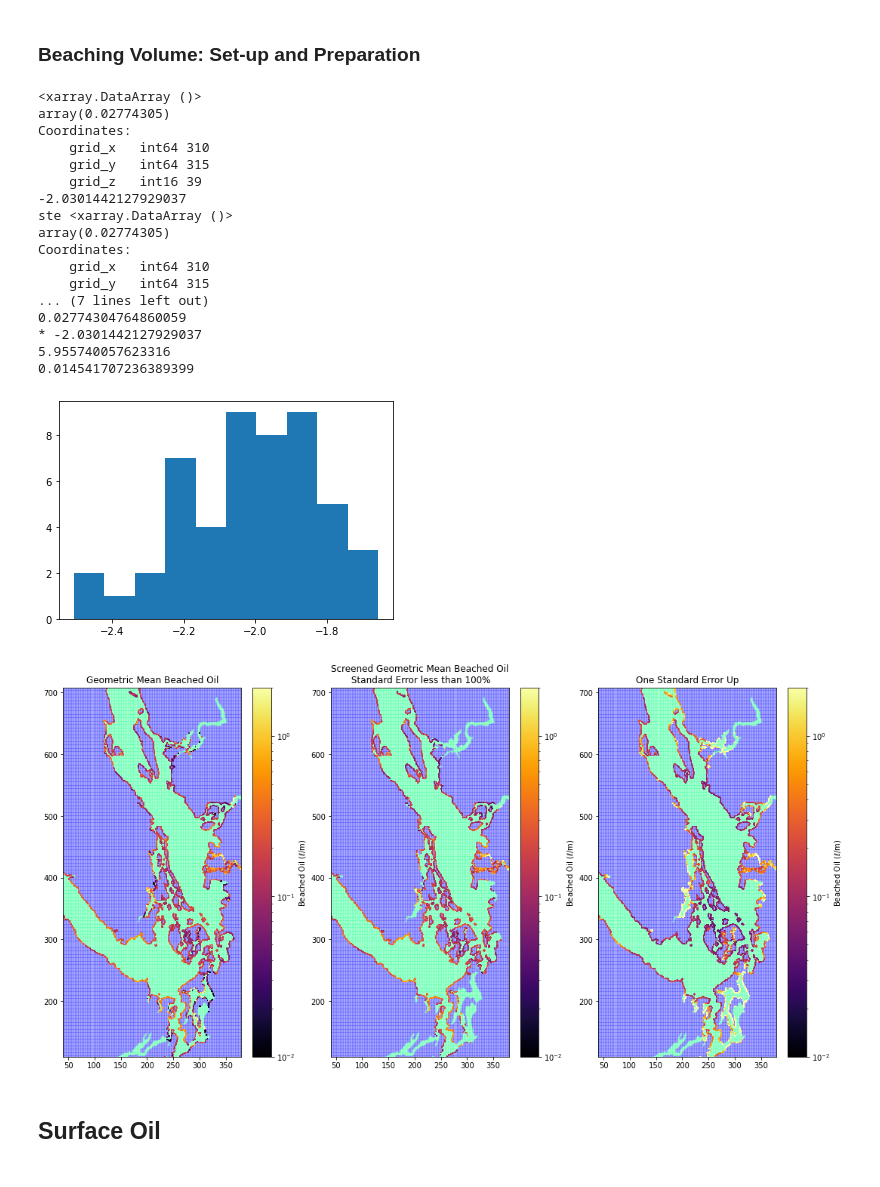
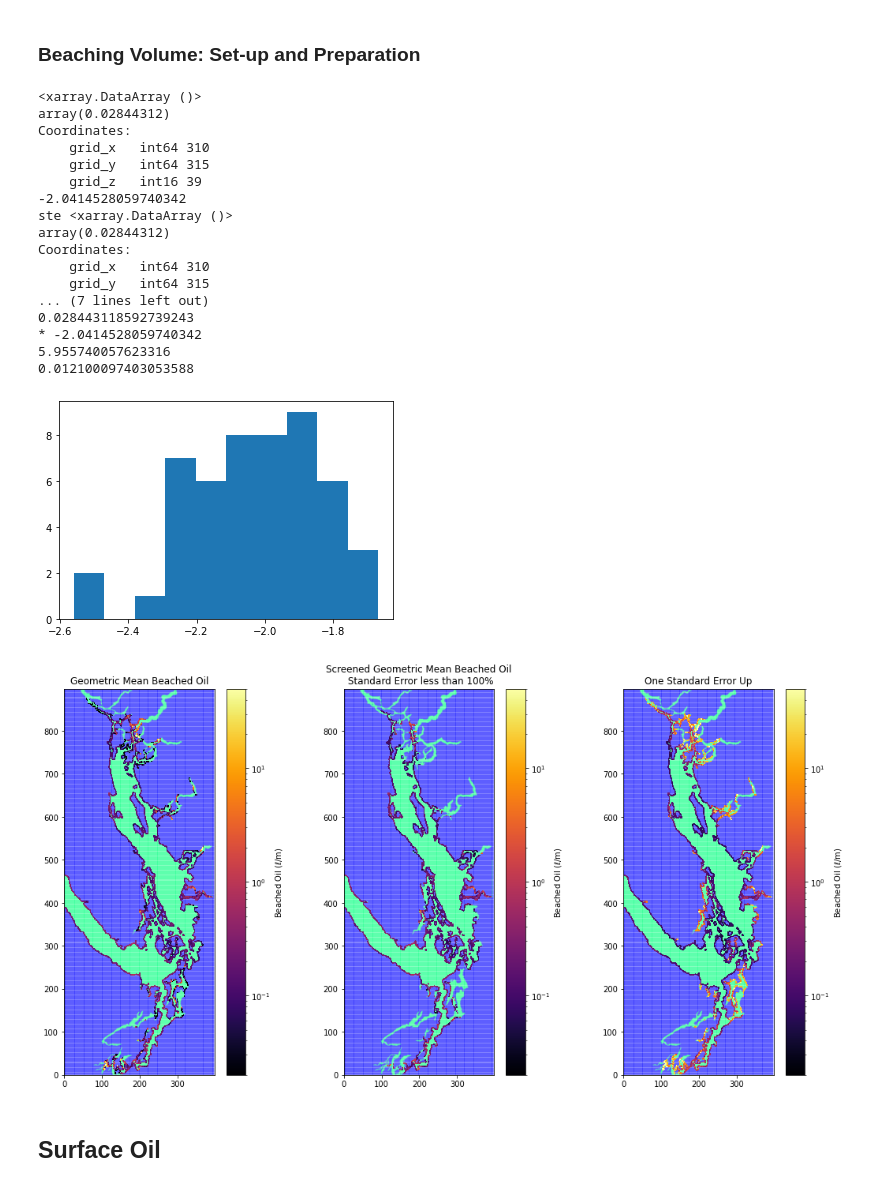
Before and after one commit to MIDOSS/Visualization, a Jupyter notebook: notebooks/Plot_Aggregates_bunker.ipynb, the cells around one changed output. Saved outputs shown, nothing was run; the diff lists cells and outputs as text; code cells hidden in the pictures.

```diff
--- a/notebooks/Plot_Aggregates_bunker.ipynb
+++ b/notebooks/Plot_Aggregates_bunker.ipynb
@@ -11,7 +11,7 @@ import xarray as xr
 
 %matplotlib inline
 # %%
-thefile = '/scratch/allen/MIDOSS/aggregate/thirtysecond_200_bunker.nc'
+thefile = '/scratch/allen/MIDOSS/aggregate/fortyeighth_200_bunker.nc'
 oil = xr.open_dataset(thefile)
 whichspills = "Bunker Spills"
 # %%
@@ -21,9 +21,11 @@ divarea = 1/(mesh.e1t[0, 1:-1, 1:-1] * mesh.e2t[0, 1:-1, 1:-1])
 alength = 1/np.maximum(mesh.e1t[0, 1:-1:, 1:-1], mesh.e2t[0, 1:-1, 1:-1])
 mesh.close()
 # %%
-imin = 110
-jmin, jmax = 40, 380
+imin = 0
+jmin, jmax = 0, 398
 imax = imin + (jmax - jmin)*2/500*440
+imax = 898
+aspect = 500/440
 # %%
 def truncate_colormap(cmap, minval=0.0, maxval=1.0, n=-1):
     if n == -1:
@@ -50,6 +52,7 @@ fig, ax = plt.subplots(1, 1, figsize=(6, 9))
 ax.pcolormesh(tmask[1:, 1:], cmap='winter_r', alpha=0.1)
 ax.set_ylim(imin, imax)
 ax.set_xlim(jmin, jmax)
+ax.set_aspect(aspect)
 
 
 C = ax.pcolormesh(
@@ -90,6 +93,7 @@ for ax in axs:
     ax.pcolormesh(tmask[1:, 1:], cmap='winter_r', alpha=0.1)
     ax.set_ylim(imin, imax)
     ax.set_xlim(jmin, jmax)
+    ax.set_aspect(aspect)
 
 C = axs[0].pcolormesh(
      ma_beaching_time,
@@ -145,58 +149,59 @@ print (np.exp(beachedoil.max()))
 print (np.exp(beachedoil.min()))
 # %% [output]
 <xarray.DataArray ()>
-array(0.02774305)
+array(0.02844312)
 Coordinates:
     grid_x   int64 310
     grid_y   int64 315
     grid_z   int16 39
--2.0301442127929037
+-2.0414528059740342
 ste <xarray.DataArray ()>
-array(0.02774305)
+array(0.02844312)
 Coordinates:
     grid_x   int64 310
     grid_y   int64 315
 ... (7 lines left out)
-0.02774304764860059
-* -2.0301442127929037
+0.028443118592739243
+* -2.0414528059740342
 5.955740057623316
-0.014541707236389399
+0.012100097403053588
-[figure, old version]
+[figure, new version]
 # %%
 fig, axs = plt.subplots(1, 3, figsize=(18, 9))
 
-vmin, vmax = 0.01, 2
+vmin, vmax = 0.02, 50
 
 for ax in axs:
     ax.pcolormesh(tmask[1:, 1:], cmap='winter_r', alpha=0.1)
     ax.set_ylim(imin, imax)
     ax.set_xlim(jmin, jmax)
+    ax.set_aspect(aspect)
 
 C = axs[0].pcolormesh(
      np.exp(ma_beach_oil) * alength * 1000, norm=colors.LogNorm(vmin=vmin, vmax=vmax),
     zorder=2, cmap='inferno'
 )
 cb = fig.colorbar(C, ax=axs[0]);
 cb.set_label('Beached Oil ($\ell$/m)')
 axs[0].set_title('Geometric Mean Beached Oil')
 
 C = axs[1].pcolormesh(
      np.exp(beachedoil) * alength * 1000,
     zorder=2, norm=colors.LogNorm(vmin=vmin, vmax=vmax), cmap='inferno'
 )
 cb = fig.colorbar(C, ax=axs[1]);
 cb.set_label('Beached Oil ($\ell$/m)')
 axs[1].set_title(f'Screened Geometric Mean Beached Oil\n Standard Error less than {perol*100}%')
 
 C = axs[2].pcolormesh(
      (np.exp(ma_beachoil_ste + ma_beach_oil) - np.exp(ma_beach_oil)) * alength * 10000, norm=colors.LogNorm(vmin=vmin, vmax=vmax),
     zorder=2, cmap='inferno'
 )
 cb = fig.colorbar(C, ax=axs[2]);
 cb.set_label('Beached Oil ($\ell$/m)')
 axs[2].set_title('One Standard Error Up');
 # %% [output]
-[figure, old version]
+[figure, new version]
 # %% [markdown]
 ## Surface Oil
 # %% [markdown]
```
Also changed, not shown: parts of 11 cells of this notebook, 4 other files.
